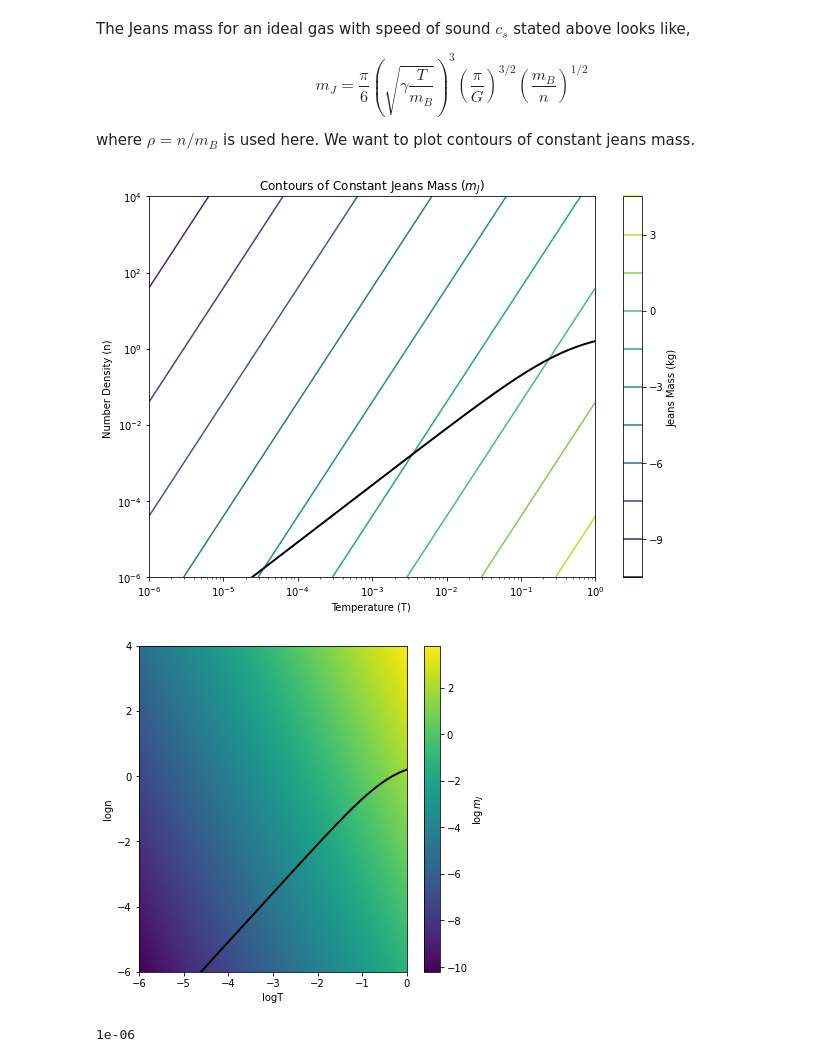
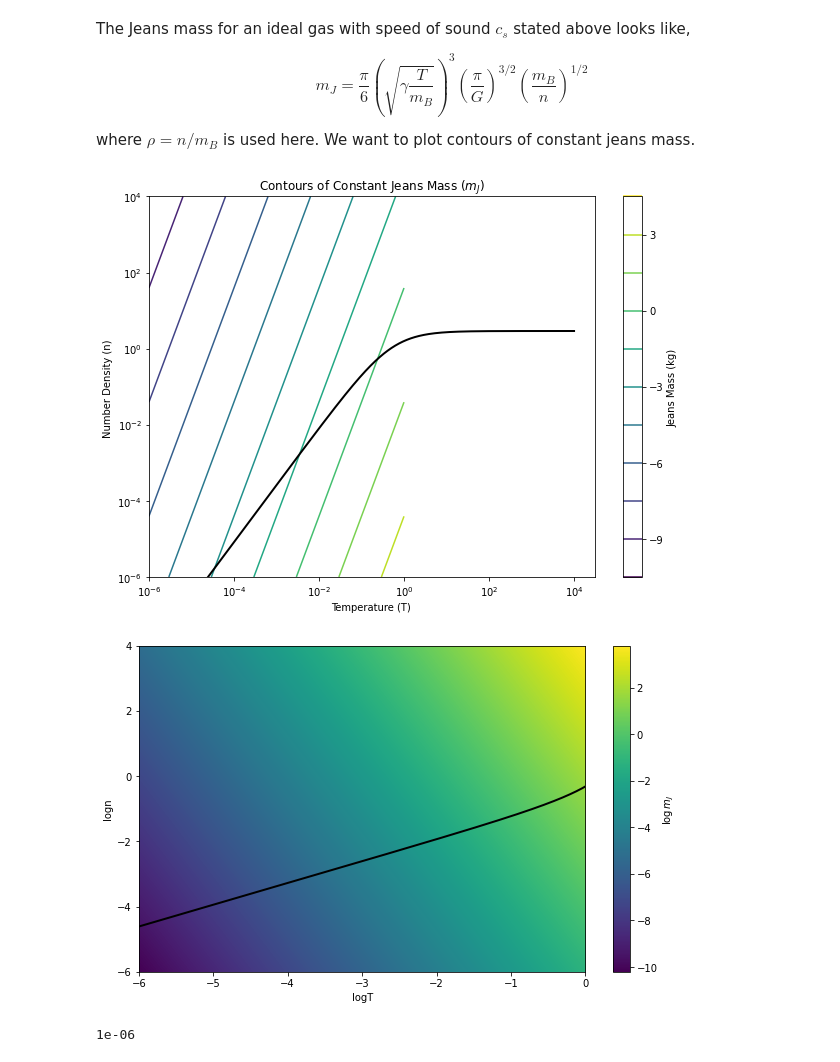
Before and after one commit to AdamSmithOrlik/dark-matter-compact-stars, a Jupyter notebook: research/making_a_star.ipynb, the cells around one changed output. Drawn from its saved outputs; the diff is of its cells as text; code cells hidden in the pictures.

```diff
--- a/research/making_a_star.ipynb
+++ b/research/making_a_star.ipynb
@@ -387,7 +387,7 @@ y = 1
 mb = 1
 rho = 1
 G = 1
-n = np.logspace(-8,0,num=1000)
+n = np.logspace(-6,4,num=1000)
 
 def sound_speed(n):
     return np.sqrt( (2*y*n) / (mb + 2*y*n) )
@@ -473,19 +473,19 @@ plt.colorbar(contours, label='Jeans Mass (kg)')
 # plt.grid(True, which="both", ls="--", color='0.8')
 plt.show()
 # %% [output]
-[figure, old version]
+[figure, new version]
 # %%
-plt.figure(figsize=(6, 6))
+plt.figure(figsize=(10, 6))
 plt.imshow(log_m_J, cmap='viridis', aspect='auto', extent=[-6, 0, -6, 4])
-plt.plot(np.log10(jeans_mass_n[:,0]), np.log10(jeans_mass_n[:,1]), color='k', lw=2)
+plt.plot(np.log10(jeans_mass_n[:,1]), np.log10(jeans_mass_n[:,0]), color='k', lw=2)
 plt.colorbar(label=r'$\log{m_J}$')
 plt.xlabel('logT')
 plt.ylabel('logn')
 plt.xlim(-6,0)
 plt.ylim(-6,4)
 plt.show()
 # %% [output]
-[figure, old version]
+[figure, new version]
 # %%
 np.min(n)
 # %% [output]
```
Also changed, not shown: parts of 1 cell of this notebook, 3 other files.
